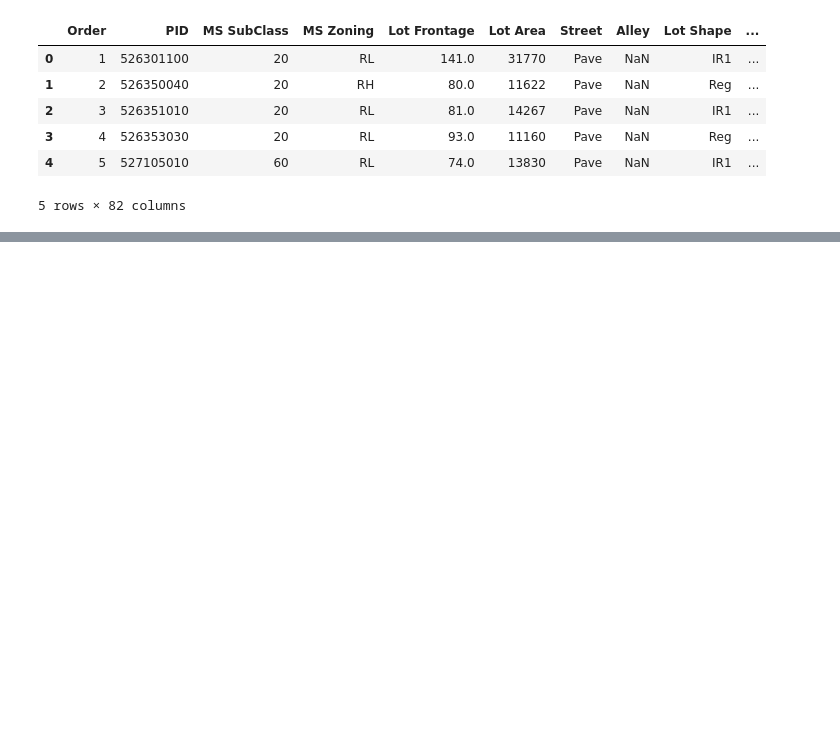
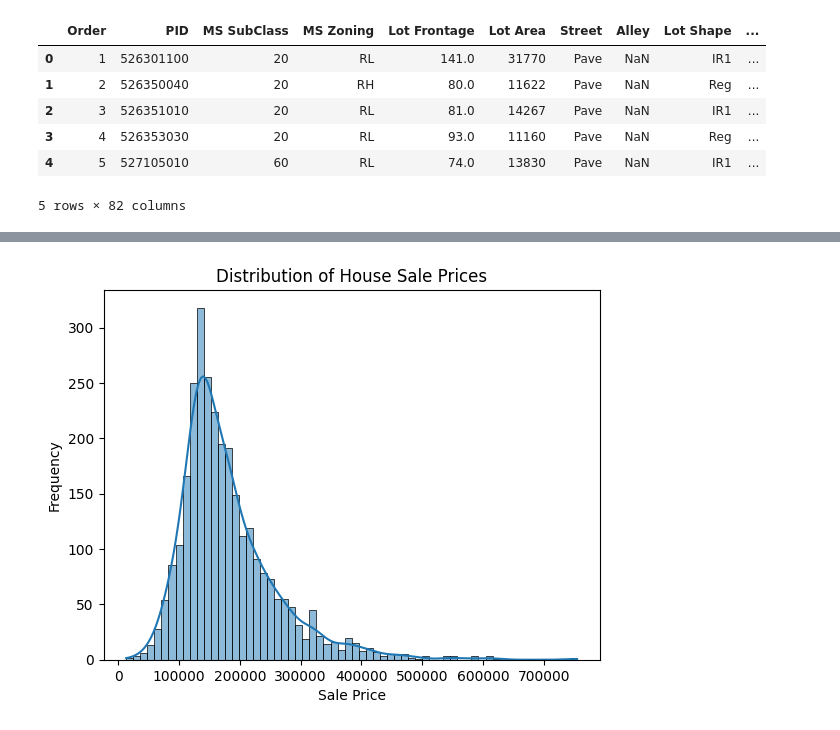
Before and after one commit to Sampreeth-bhat/House-Price-Prediction, a Jupyter notebook: notebooks/eda.ipynb, the cells around one changed output, grey strips where cells are left out. Drawn from its saved outputs; the diff is of its cells as text; code cells hidden in the pictures; blank space fills up the shorter version.

```diff
--- a/notebooks/eda.ipynb
+++ b/notebooks/eda.ipynb
@@ -50,0 +39,11 @@ plt.show()
+# %%
+
+# Select top 20 features
+selected_columns = [
+    'SalePrice', 'Overall Qual', 'Gr Liv Area', 'Garage Cars', 'Roof Style', 'Total Bsmt SF',
+    '1st Flr SF', 'Year Built', 'Full Bath', 'Year Remod/Add', 'Garage Yr Blt', 'Mas Vnr Area',
+    'TotRms AbvGrd', 'Fireplaces', 'BsmtFin SF 1', 'Lot Frontage',
+    'Kitchen Qual', 'Exter Qual', 'Bsmt Qual', 'Neighborhood', 'Sale Condition'
+]
+
+df = df[selected_columns]
@@ -50,0 +72,9 @@ plt.show()
+# %%
+#sales price distribution
+sns.histplot(df['SalePrice'], kde=True)
+plt.title("Distribution of House Sale Prices")
+plt.xlabel("Sale Price")
+plt.ylabel("Frequency")
+plt.show()
+# %% [output]
+[figure, added]
```
Also changed, not shown: parts of 8 cells of this notebook.
